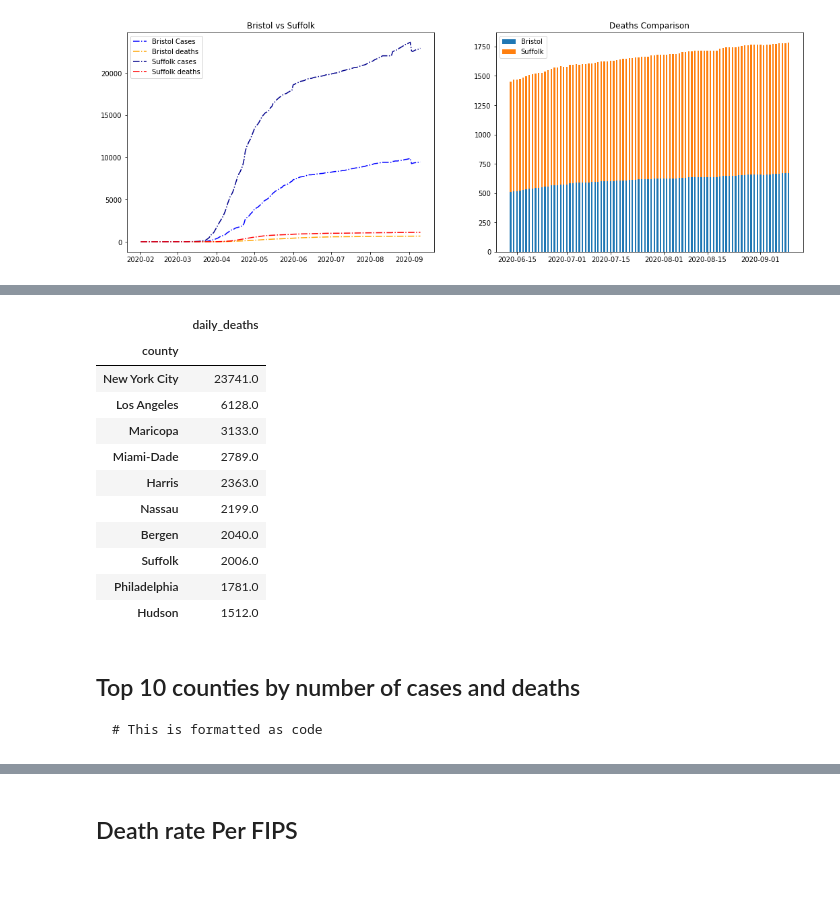
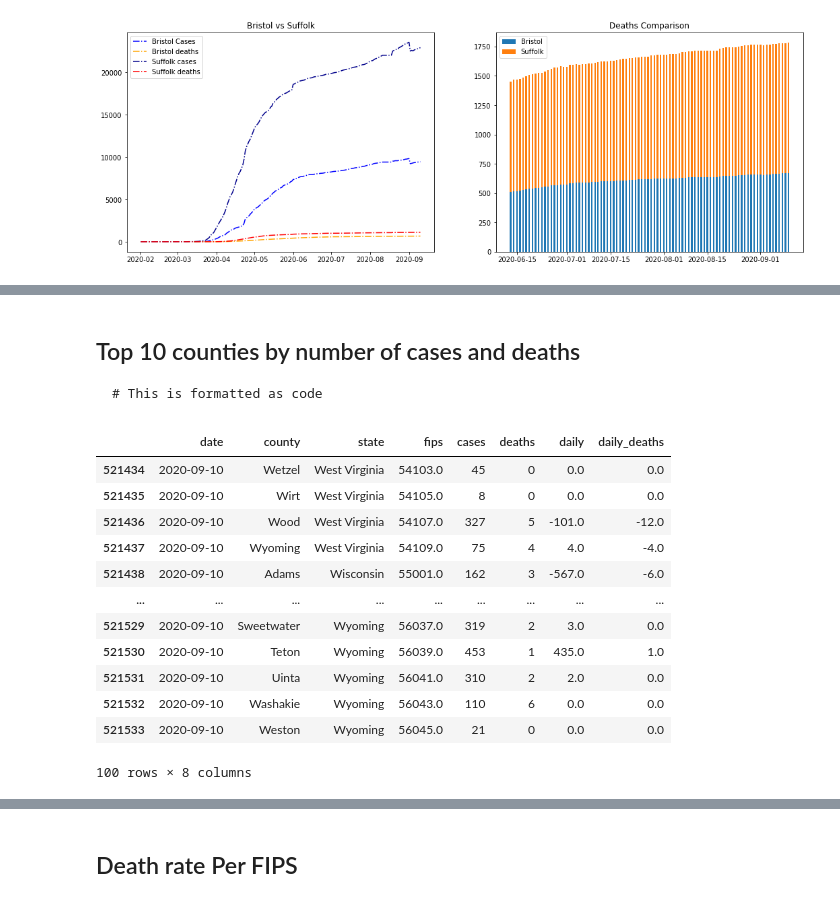
Before and after one commit to ANDOOR/DataVizFall2020_Colab, a Jupyter notebook: Class_Activity_Lec03.ipynb, the cells around one changed output, grey strips where cells are left out. Cells and saved outputs as stored; diff of their text form; code cells hidden in the pictures.

Commit message:
death rate per fips

````diff
--- a/Class_Activity_Lec03.ipynb
+++ b/Class_Activity_Lec03.ipynb
@@ -170,21 +123,3 @@ cases.head(30)
-# %%
-
-
-deaths = df.groupby('county').agg({'daily_deaths':'sum'}).sort_values(by='deaths', ascending= False)
-deaths.head(10)
-# %% [output]
-|  | daily_deaths |
-| county |  |
-| New York City | 23741.0 |
-| Los Angeles | 6128.0 |
-| Maricopa | 3133.0 |
-| Miami-Dade | 2789.0 |
-| Harris | 2363.0 |
-| Nassau | 2199.0 |
-| Bergen | 2040.0 |
-| Suffolk | 2006.0 |
-| Philadelphia | 1781.0 |
-| Hudson | 1512.0 |
 # %% [markdown]
 ## Top 10 counties by number of cases and deaths
 
@@ -193,3 +128,22 @@ deaths.head(10)
 ```
 # This is formatted as code
 ```
+# %%
+df['daily'] = df.groupby('county')['cases'].diff().fillna(0)
+df['daily_deaths'] = df.groupby('county')['deaths'].diff().fillna(0)
+#df['daily'] = df['daily'].rolling(window = 3).max()
+df.tail(100)
+# %% [output]
+|  | date | county | state | fips | cases | deaths | daily | daily_deaths |
+| 521434 | 2020-09-10 | Wetzel | West Virginia | 54103.0 | 45 | 0 | 0.0 | 0.0 |
+| 521435 | 2020-09-10 | Wirt | West Virginia | 54105.0 | 8 | 0 | 0.0 | 0.0 |
+| 521436 | 2020-09-10 | Wood | West Virginia | 54107.0 | 327 | 5 | -101.0 | -12.0 |
+| 521437 | 2020-09-10 | Wyoming | West Virginia | 54109.0 | 75 | 4 | 4.0 | -4.0 |
+| 521438 | 2020-09-10 | Adams | Wisconsin | 55001.0 | 162 | 3 | -567.0 | -6.0 |
+| ... | ... | ... | ... | ... | ... | ... | ... | ... |
+| 521529 | 2020-09-10 | Sweetwater | Wyoming | 56037.0 | 319 | 2 | 3.0 | 0.0 |
+| 521530 | 2020-09-10 | Teton | Wyoming | 56039.0 | 453 | 1 | 435.0 | 1.0 |
+| 521531 | 2020-09-10 | Uinta | Wyoming | 56041.0 | 310 | 2 | 2.0 | 0.0 |
+| 521532 | 2020-09-10 | Washakie | Wyoming | 56043.0 | 110 | 6 | 0.0 | 0.0 |
+| 521533 | 2020-09-10 | Weston | Wyoming | 56045.0 | 21 | 0 | 0.0 | 0.0 |
+100 rows × 8 columns
````
Also changed, not shown: parts of 11 cells of this notebook.
